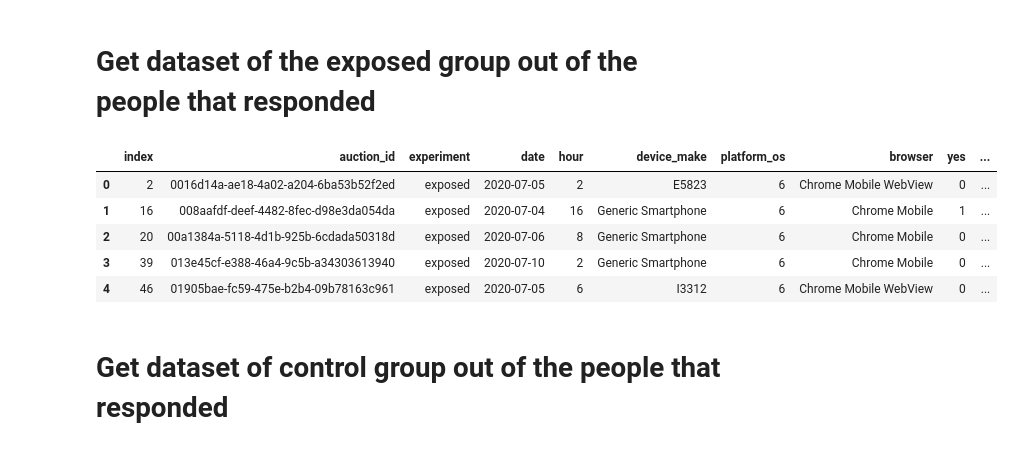
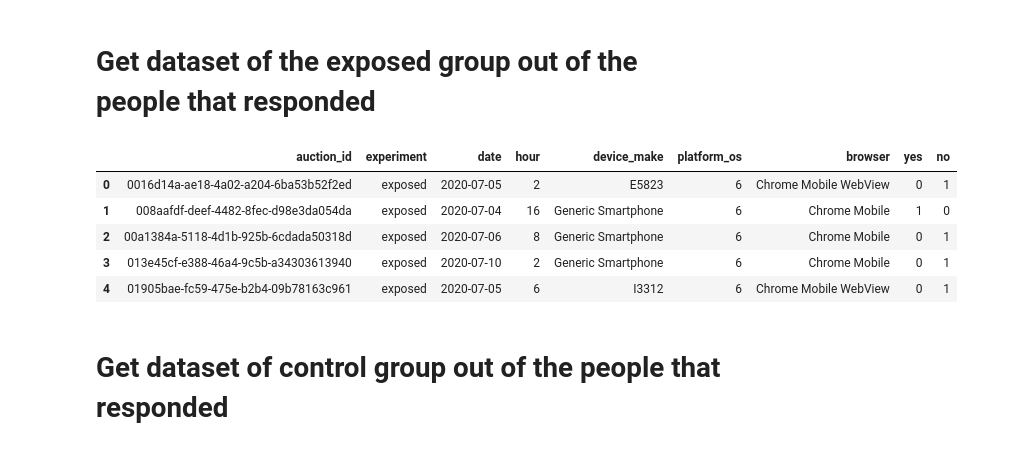
Before and after one commit to Kibika/A-B-Testing, a Jupyter notebook: notebooks/abtest.ipynb, the cells around one changed output. Cells and saved outputs as stored; diff of their text form; code cells hidden in the pictures.

```diff
--- a/notebooks/abtest.ipynb
+++ b/notebooks/abtest.ipynb
@@ -84,15 +104,15 @@ non_response.shape
 # Get dataset of the exposed group out of the people that responded
 # %%
 #exposed_data=response[(response['experiment']== 'exposed')]
-exposed_data=response[(response['experiment']== 'exposed')].reset_index()
+exposed_data=response[(response['experiment']== 'exposed')].reset_index(drop=True)
 exposed_data.head()
 # %% [output]
-|  | index | auction_id | experiment | date | hour | device_make | platform_os | browser | yes | ... |
-| 0 | 2 | 0016d14a-ae18-4a02-a204-6ba53b52f2ed | exposed | 2020-07-05 | 2 | E5823 | 6 | Chrome Mobile WebView | 0 | ... |
-| 1 | 16 | 008aafdf-deef-4482-8fec-d98e3da054da | exposed | 2020-07-04 | 16 | Generic Smartphone | 6 | Chrome Mobile | 1 | ... |
-| 2 | 20 | 00a1384a-5118-4d1b-925b-6cdada50318d | exposed | 2020-07-06 | 8 | Generic Smartphone | 6 | Chrome Mobile | 0 | ... |
-| 3 | 39 | 013e45cf-e388-46a4-9c5b-a34303613940 | exposed | 2020-07-10 | 2 | Generic Smartphone | 6 | Chrome Mobile | 0 | ... |
-| 4 | 46 | 01905bae-fc59-475e-b2b4-09b78163c961 | exposed | 2020-07-05 | 6 | I3312 | 6 | Chrome Mobile WebView | 0 | ... |
+|  | auction_id | experiment | date | hour | device_make | platform_os | browser | yes | no |
+| 0 | 0016d14a-ae18-4a02-a204-6ba53b52f2ed | exposed | 2020-07-05 | 2 | E5823 | 6 | Chrome Mobile WebView | 0 | 1 |
+| 1 | 008aafdf-deef-4482-8fec-d98e3da054da | exposed | 2020-07-04 | 16 | Generic Smartphone | 6 | Chrome Mobile | 1 | 0 |
+| 2 | 00a1384a-5118-4d1b-925b-6cdada50318d | exposed | 2020-07-06 | 8 | Generic Smartphone | 6 | Chrome Mobile | 0 | 1 |
+| 3 | 013e45cf-e388-46a4-9c5b-a34303613940 | exposed | 2020-07-10 | 2 | Generic Smartphone | 6 | Chrome Mobile | 0 | 1 |
+| 4 | 01905bae-fc59-475e-b2b4-09b78163c961 | exposed | 2020-07-05 | 6 | I3312 | 6 | Chrome Mobile WebView | 0 | 1 |
 # %% [markdown]
 # Get dataset of control group out of the people that responded
 # %%
```
Also changed, not shown: parts of 41 cells of this notebook.
